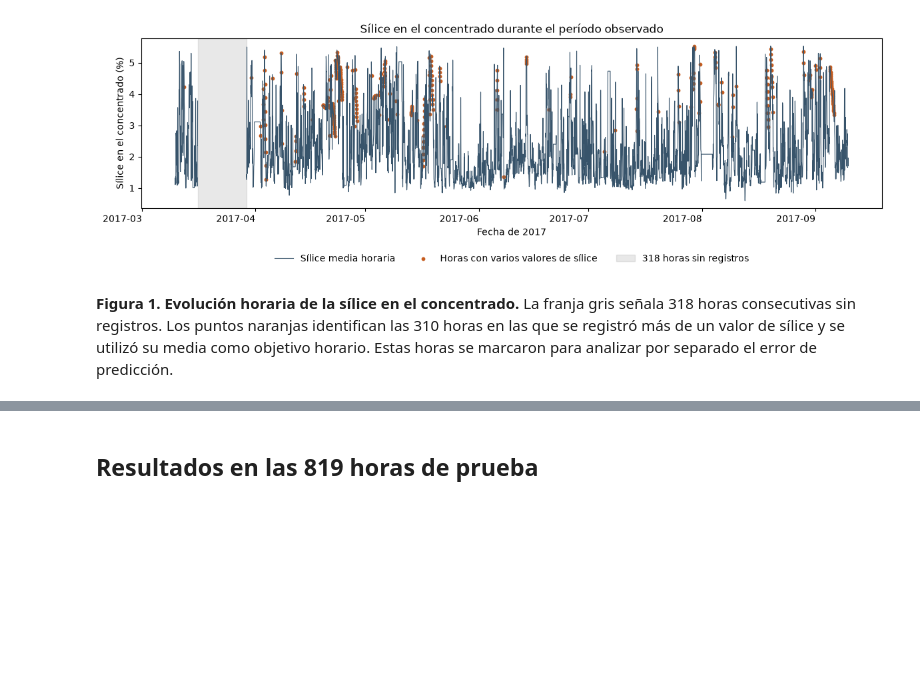
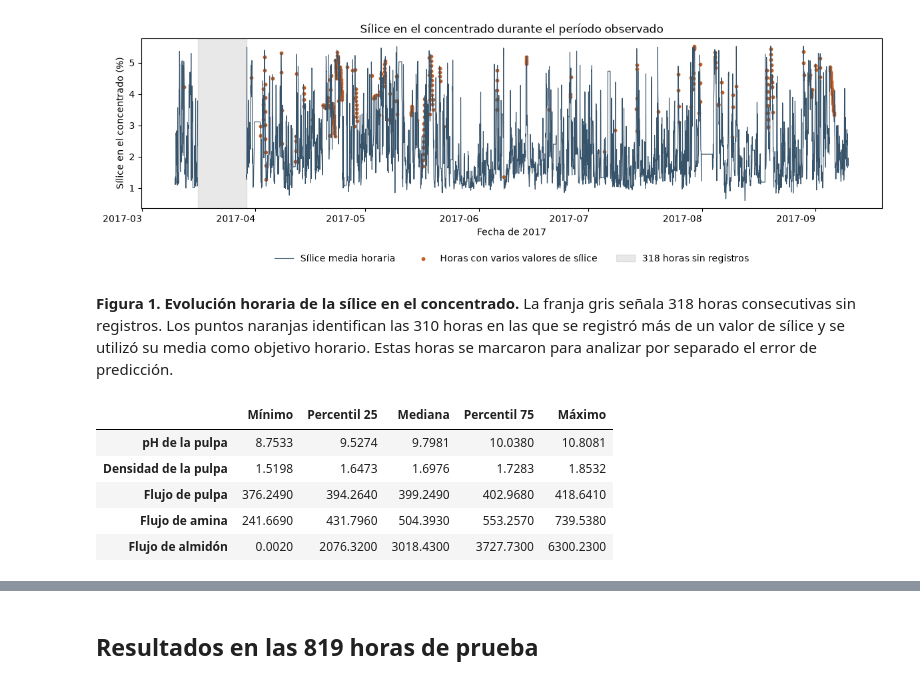
Before and after one commit to CristianPB14/flotation-silica-soft-sensor, a Jupyter notebook: notebooks/ProyectoFinal_CristianCamiloPiñerosBautista.ipynb, the cells around one changed output, grey strips where cells are left out. Drawn from its saved outputs; the diff is of its cells as text; code cells hidden in the pictures; blank space fills up the shorter version.

```diff
--- a/notebooks/ProyectoFinal_CristianCamiloPiñerosBautista.ipynb
+++ b/notebooks/ProyectoFinal_CristianCamiloPiñerosBautista.ipynb
@@ -133,3 +133,33 @@ señala 318 horas consecutivas sin registros. Los puntos naranjas identifican
 las 310 horas en las que se registró más de un valor de sílice y se utilizó
 su media como objetivo horario. Estas horas se marcaron para analizar por
 separado el error de predicción.
+# %%
+variables = {
+    "ore_pulp_ph": "pH de la pulpa",
+    "ore_pulp_density": "Densidad de la pulpa",
+    "ore_pulp_flow": "Flujo de pulpa",
+    "amina_flow": "Flujo de amina",
+    "starch_flow": "Flujo de almidón",
+}
+
+mediciones = pd.read_parquet(
+    raiz / "data" / "silver" / "flotacion.parquet",
+    columns=list(variables),
+).rename(columns=variables)
+
+estadisticas = mediciones.describe().T.rename(columns={
+    "min": "Mínimo",
+    "25%": "Percentil 25",
+    "50%": "Mediana",
+    "75%": "Percentil 75",
+    "max": "Máximo",
+})
+
+estadisticas[["Mínimo", "Percentil 25", "Mediana", "Percentil 75", "Máximo"]].round(4)
+# %% [output]
+|  | Mínimo | Percentil 25 | Mediana | Percentil 75 | Máximo |
+| pH de la pulpa | 8.7533 | 9.5274 | 9.7981 | 10.0380 | 10.8081 |
+| Densidad de la pulpa | 1.5198 | 1.6473 | 1.6976 | 1.7283 | 1.8532 |
+| Flujo de pulpa | 376.2490 | 394.2640 | 399.2490 | 402.9680 | 418.6410 |
+| Flujo de amina | 241.6690 | 431.7960 | 504.3930 | 553.2570 | 739.5380 |
+| Flujo de almidón | 0.0020 | 2076.3200 | 3018.4300 | 3727.7300 | 6300.2300 |
```
Also changed, not shown: parts of 3 cells of this notebook.
